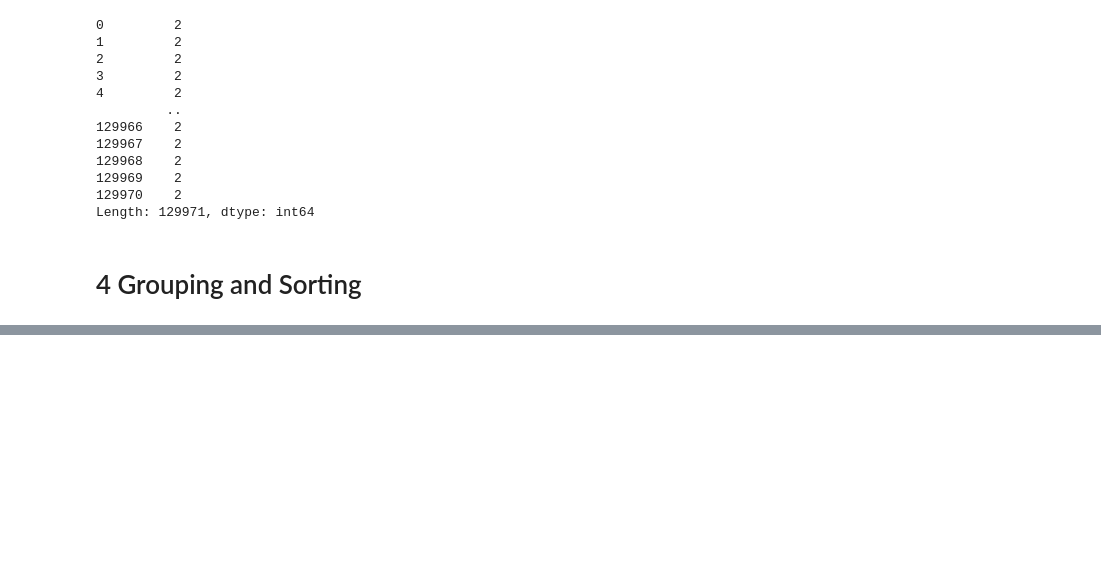
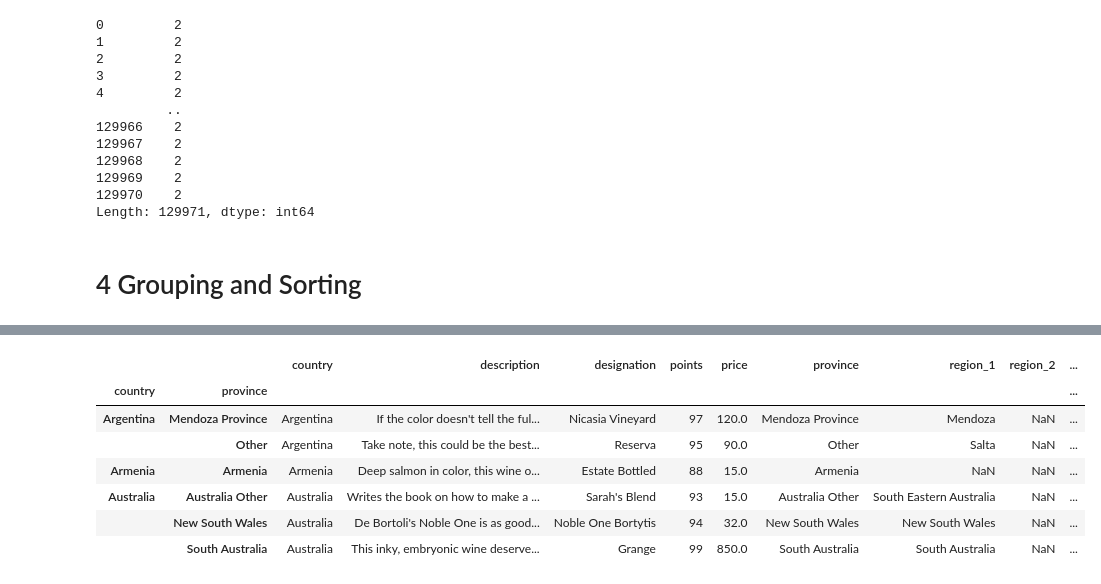
Before and after one commit to santinon/Data_and_ML, a Jupyter notebook: pandas/pandas_generalsynthaxes.ipynb, the cells around one changed output, grey strips where cells are left out. Drawn from its saved outputs; the diff is of its cells as text; code cells hidden in the pictures; blank space fills up the shorter version.

```diff
--- a/pandas/pandas_generalsynthaxes.ipynb
+++ b/pandas/pandas_generalsynthaxes.ipynb
@@ -353,0 +473,13 @@ Length: 129971, dtype: int64
+# %%
+#  pick out the best wine by country and province
+reviews.groupby(['country', 'province']).apply(lambda df: df.loc[df.points.idxmax()]).head(6) # df.points.idxmax() = index ;
+                                                                                      # thus : df.loc[df.points.idxmax()] = df.loc[index]
+# %% [output]
+|  |  | country | description | designation | points | price | province | region_1 | region_2 | ... |
+| country | province |  |  |  |  |  |  |  |  | ... |
+| Argentina | Mendoza Province | Argentina | If the color doesn't tell the ful... | Nicasia Vineyard | 97 | 120.0 | Mendoza Province | Mendoza | NaN | ... |
+|  | Other | Argentina | Take note, this could be the best... | Reserva | 95 | 90.0 | Other | Salta | NaN | ... |
+| Armenia | Armenia | Armenia | Deep salmon in color, this wine o... | Estate Bottled | 88 | 15.0 | Armenia | NaN | NaN | ... |
+| Australia | Australia Other | Australia | Writes the book on how to make a ... | Sarah's Blend | 93 | 15.0 | Australia Other | South Eastern Australia | NaN | ... |
+|  | New South Wales | Australia | De Bortoli's Noble One is as good... | Noble One Bortytis | 94 | 32.0 | New South Wales | New South Wales | NaN | ... |
+|  | South Australia | Australia | This inky, embryonic wine deserve... | Grange | 99 | 850.0 | South Australia | South Australia | NaN | ... |
```
Also changed, not shown: parts of 14 cells of this notebook.
